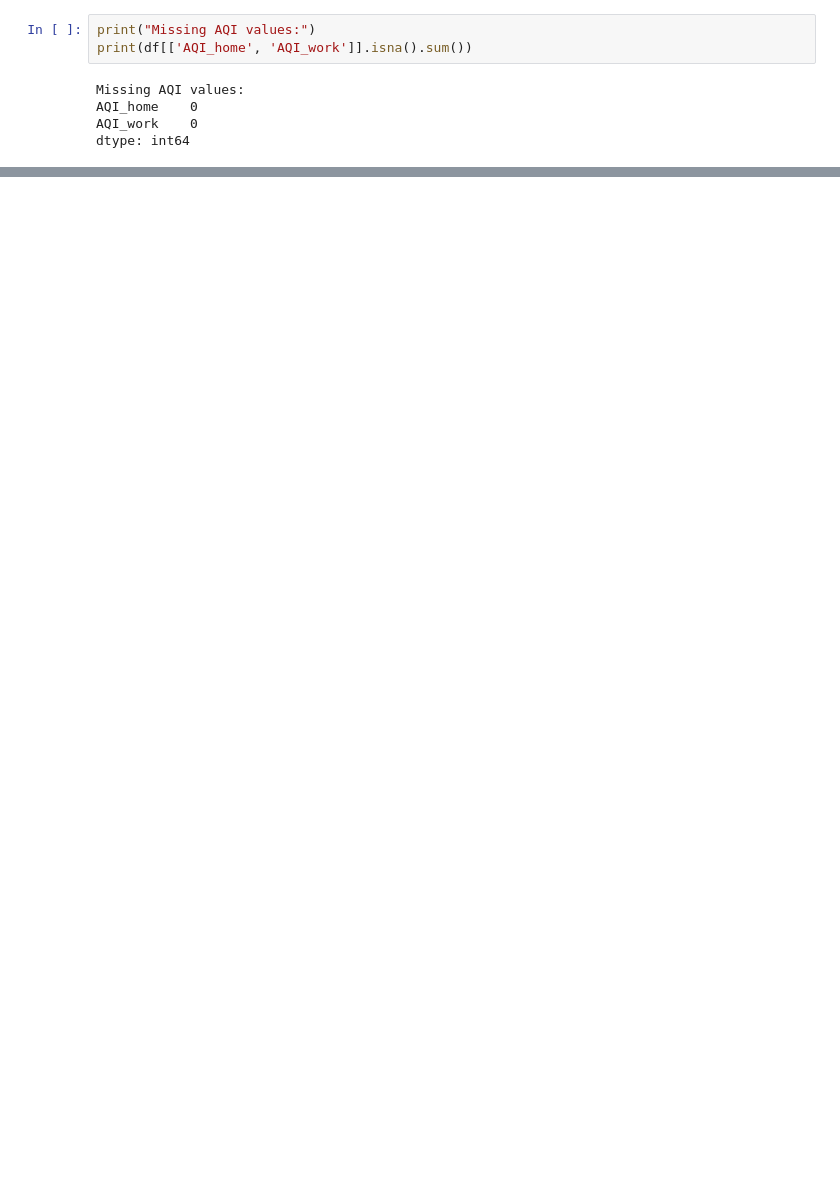
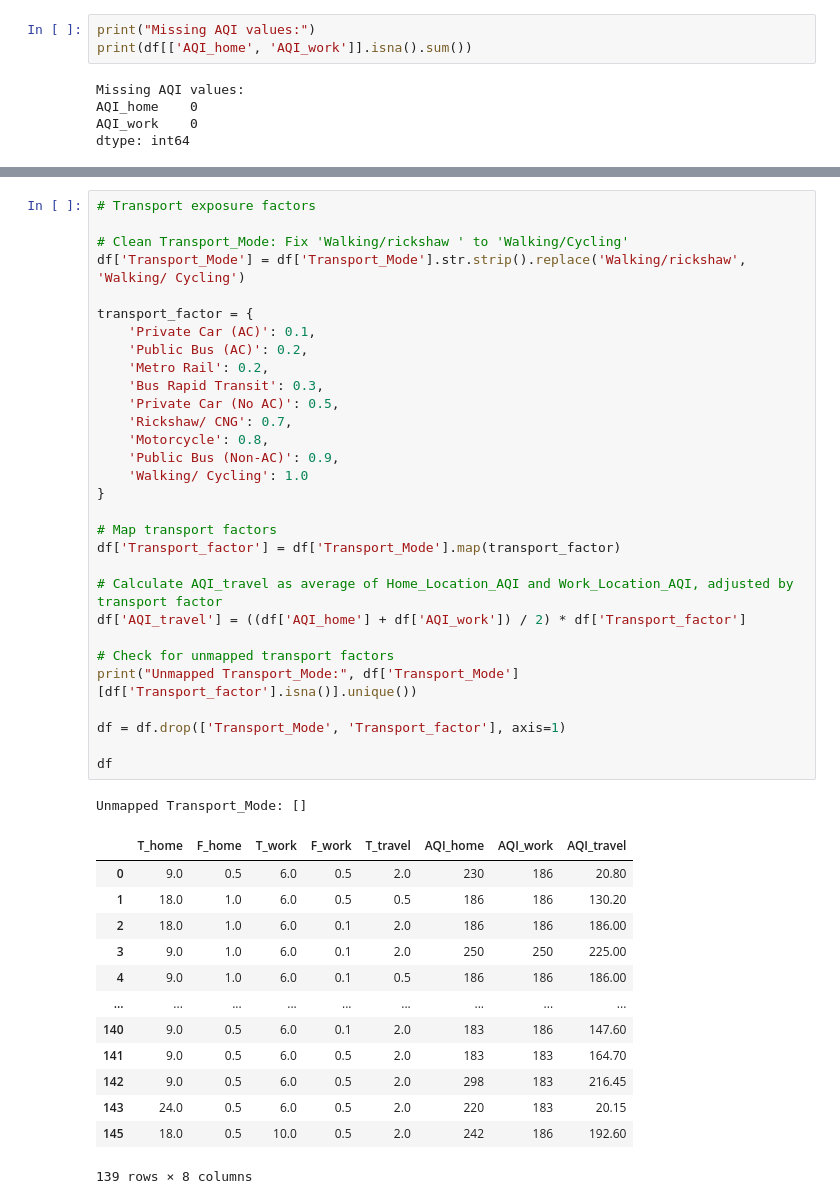
Before and after one commit to Wrudra/AirAwareDhaka, a Jupyter notebook: airawaredhaka.ipynb, the cells around one changed output, grey strips where cells are left out. Cells and saved outputs as stored; diff of their text form; blank space fills up the shorter version.

```diff
--- a/airawaredhaka.ipynb
+++ b/airawaredhaka.ipynb
@@ -231,0 +256,45 @@ Unmapped T_travel: []
+# %%
+# Transport exposure factors
+
+# Clean Transport_Mode: Fix 'Walking/rickshaw ' to 'Walking/Cycling'
+df['Transport_Mode'] = df['Transport_Mode'].str.strip().replace('Walking/rickshaw', 'Walking/ Cycling')
+
+transport_factor = {
+    'Private Car (AC)': 0.1,
+    'Public Bus (AC)': 0.2,
+    'Metro Rail': 0.2,
+    'Bus Rapid Transit': 0.3,
+    'Private Car (No AC)': 0.5,
+    'Rickshaw/ CNG': 0.7,
+    'Motorcycle': 0.8,
+    'Public Bus (Non-AC)': 0.9,
+    'Walking/ Cycling': 1.0
+}
+
+# Map transport factors
+df['Transport_factor'] = df['Transport_Mode'].map(transport_factor)
+
+# Calculate AQI_travel as average of Home_Location_AQI and Work_Location_AQI, adjusted by transport factor
+df['AQI_travel'] = ((df['AQI_home'] + df['AQI_work']) / 2) * df['Transport_factor']
+
+# Check for unmapped transport factors
+print("Unmapped Transport_Mode:", df['Transport_Mode'][df['Transport_factor'].isna()].unique())
+
+df = df.drop(['Transport_Mode', 'Transport_factor'], axis=1)
+
+df
+# %% [output]
+Unmapped Transport_Mode: []
+|  | T_home | F_home | T_work | F_work | T_travel | AQI_home | AQI_work | AQI_travel |
+| 0 | 9.0 | 0.5 | 6.0 | 0.5 | 2.0 | 230 | 186 | 20.80 |
+| 1 | 18.0 | 1.0 | 6.0 | 0.5 | 0.5 | 186 | 186 | 130.20 |
+| 2 | 18.0 | 1.0 | 6.0 | 0.1 | 2.0 | 186 | 186 | 186.00 |
+| 3 | 9.0 | 1.0 | 6.0 | 0.1 | 2.0 | 250 | 250 | 225.00 |
+| 4 | 9.0 | 1.0 | 6.0 | 0.1 | 0.5 | 186 | 186 | 186.00 |
+| ... | ... | ... | ... | ... | ... | ... | ... | ... |
+| 140 | 9.0 | 0.5 | 6.0 | 0.1 | 2.0 | 183 | 186 | 147.60 |
+| 141 | 9.0 | 0.5 | 6.0 | 0.5 | 2.0 | 183 | 183 | 164.70 |
+| 142 | 9.0 | 0.5 | 6.0 | 0.5 | 2.0 | 298 | 183 | 216.45 |
+| 143 | 24.0 | 0.5 | 6.0 | 0.5 | 2.0 | 220 | 183 | 20.15 |
+| 145 | 18.0 | 0.5 | 10.0 | 0.5 | 2.0 | 242 | 186 | 192.60 |
+139 rows × 8 columns
```
Also changed, not shown: parts of 3 cells of this notebook.
